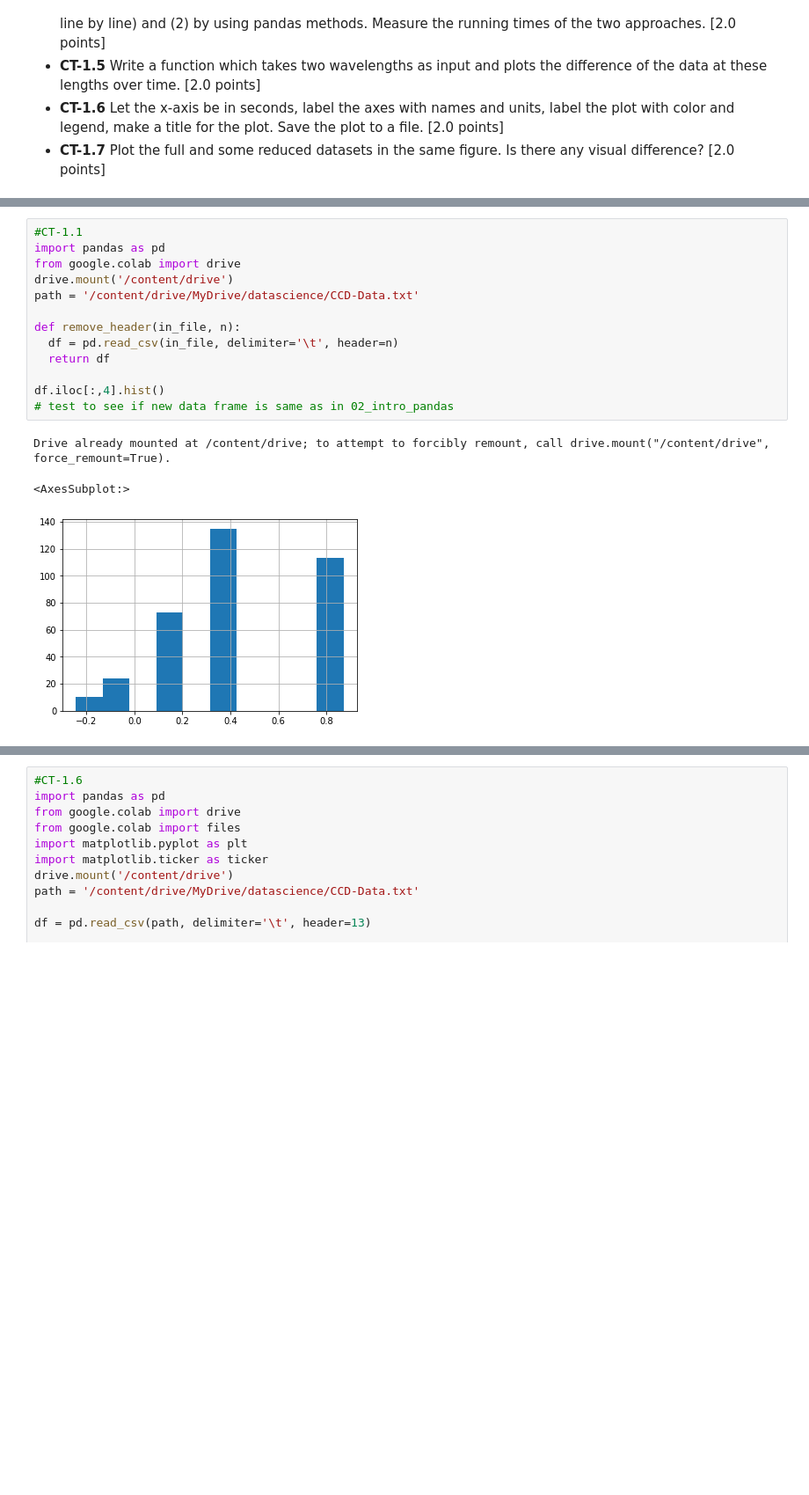
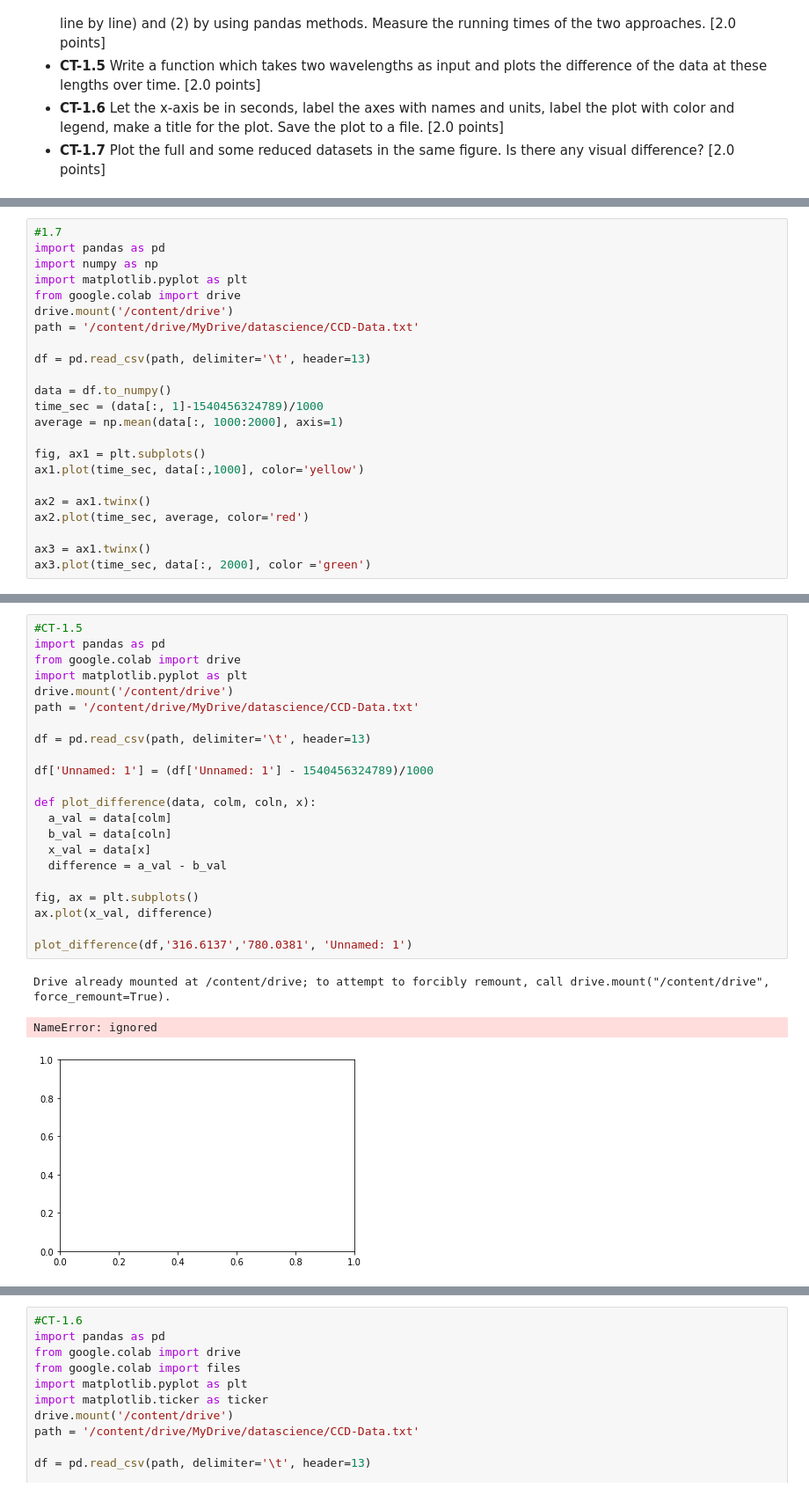
Before and after one commit to Sean-Reinhardt/Reinhardt-Sean, a Jupyter notebook: CodingTask1.ipynb, the cells around one changed output, grey strips where cells are left out. Shown at 88% size. Cells and saved outputs as stored; diff of their text form; blank space fills up the shorter version.

```diff
--- a/CodingTask1.ipynb
+++ b/CodingTask1.ipynb
@@ -40,0 +74,23 @@ Drive already mounted at /content/drive; to attempt to forcibly remount, call dr
+# %%
+#1.7
+import pandas as pd
+import numpy as np
+import matplotlib.pyplot as plt
+from google.colab import drive
+drive.mount('/content/drive')
+path = '/content/drive/MyDrive/datascience/CCD-Data.txt'
+
+df = pd.read_csv(path, delimiter='\t', header=13)
+
+data = df.to_numpy()
+time_sec = (data[:, 1]-1540456324789)/1000
+average = np.mean(data[:, 1000:2000], axis=1)
+
+fig, ax1 = plt.subplots()
+ax1.plot(time_sec, data[:,1000], color='yellow')
+
+ax2 = ax1.twinx()
+ax2.plot(time_sec, average, color='red')
+
+ax3 = ax1.twinx()
+ax3.plot(time_sec, data[:, 2000], color ='green')
@@ -41,17 +101,26 @@ Drive already mounted at /content/drive; to attempt to forcibly remount, call dr
 # %%
-#CT-1.1
+#CT-1.5
 import pandas as pd
 from google.colab import drive
+import matplotlib.pyplot as plt
 drive.mount('/content/drive')
 path = '/content/drive/MyDrive/datascience/CCD-Data.txt'
 
-def remove_header(in_file, n):
-  df = pd.read_csv(in_file, delimiter='\t', header=n)
-  return df
+df = pd.read_csv(path, delimiter='\t', header=13)
 
-df.iloc[:,4].hist()
-# test to see if new data frame is same as in 02_intro_pandas
+df['Unnamed: 1'] = (df['Unnamed: 1'] - 1540456324789)/1000
+
+def plot_difference(data, colm, coln, x):
+  a_val = data[colm]
+  b_val = data[coln]
+  x_val = data[x]
+  difference = a_val - b_val
+
+fig, ax = plt.subplots()
+ax.plot(x_val, difference)
+
+plot_difference(df,'316.6137','780.0381', 'Unnamed: 1')
 # %% [output]
 Drive already mounted at /content/drive; to attempt to forcibly remount, call drive.mount("/content/drive", force_remount=True).
-<AxesSubplot:>
+NameError: ignored
-[figure, old version]
+[figure, new version]
```
Also changed, not shown: parts of 6 cells of this notebook.
